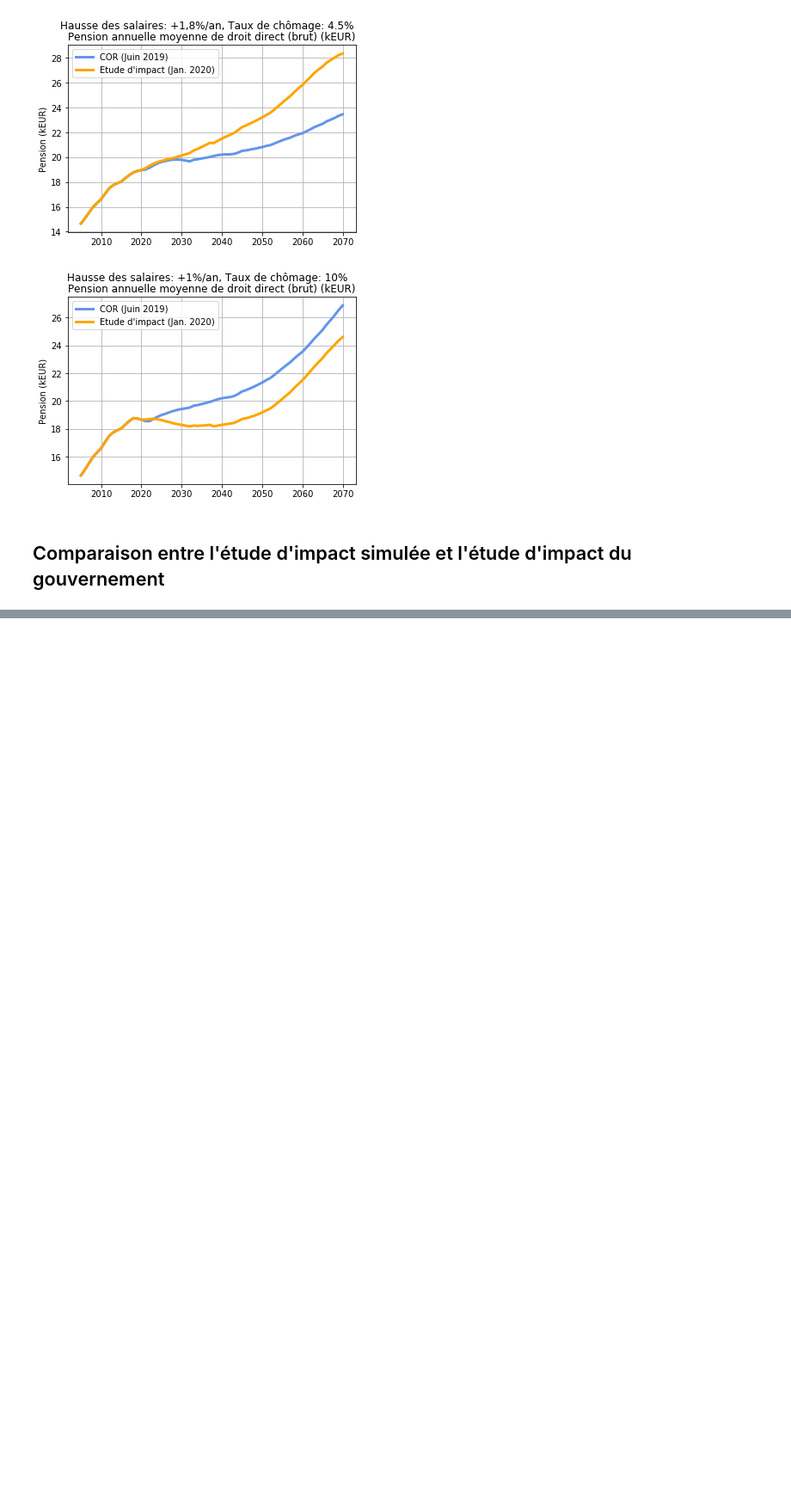
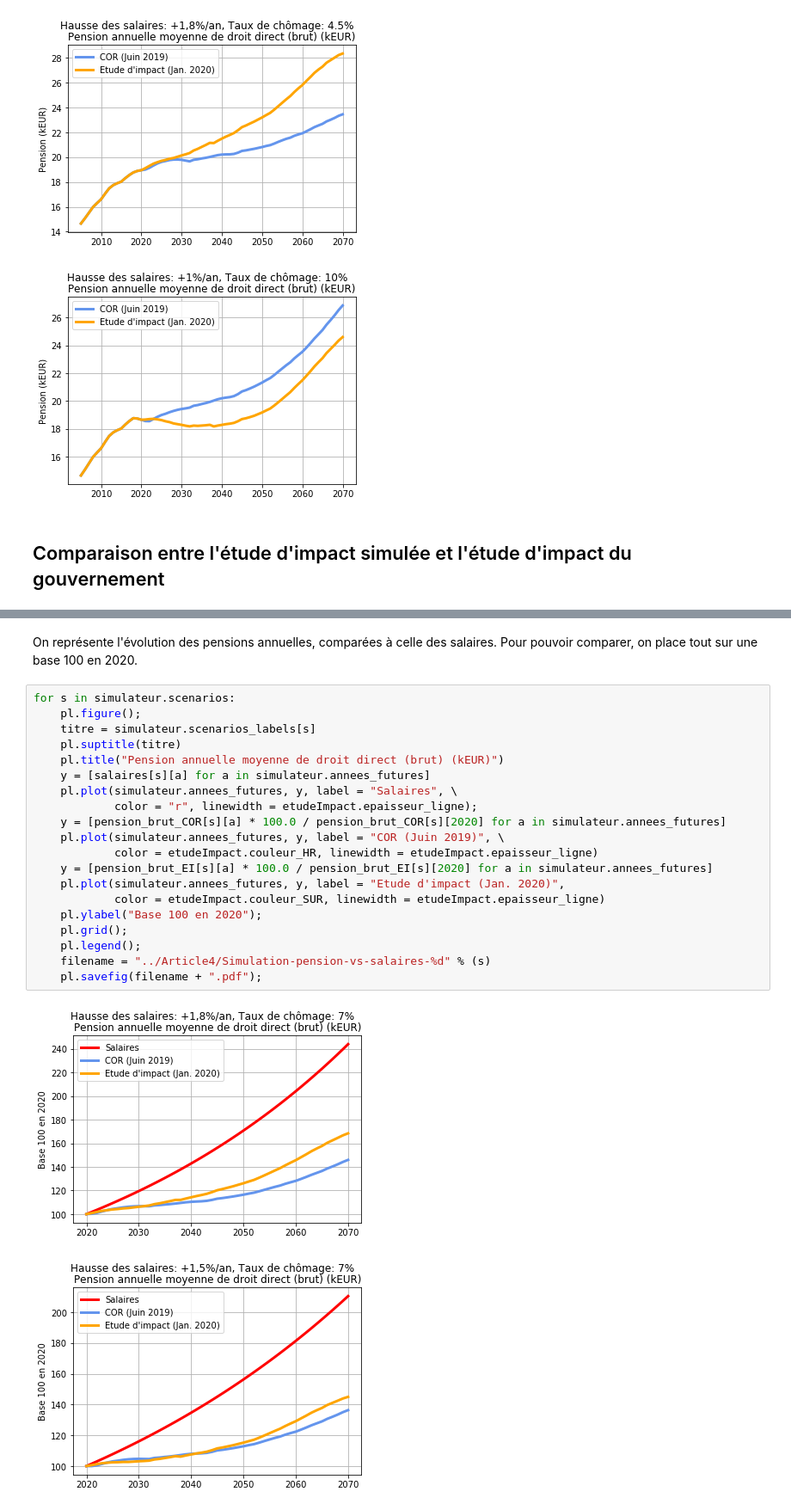
Before and after one commit to brunoscherrer/retraites, a Jupyter notebook: doc/CalculePensionAnnuelle/simulation-pension-annuelle.ipynb, the cells around one changed output, grey strips where cells are left out. Shown at 86% size. Drawn from its saved outputs; the diff is of its cells as text; blank space fills up the shorter version.

```diff
--- a/doc/CalculePensionAnnuelle/simulation-pension-annuelle.ipynb
+++ b/doc/CalculePensionAnnuelle/simulation-pension-annuelle.ipynb
@@ -214,0 +347,25 @@ C'est pourquoi on ne peut pas utiliser les données du graphique 59 pour compare
+# %% [markdown]
+On représente l'évolution des pensions annuelles, comparées à celle des salaires. Pour pouvoir comparer, on place tout sur une base 100 en 2020.
+# %%
+for s in simulateur.scenarios:
+    pl.figure();
+    titre = simulateur.scenarios_labels[s]
+    pl.suptitle(titre)
+    pl.title("Pension annuelle moyenne de droit direct (brut) (kEUR)")
+    y = [salaires[s][a] for a in simulateur.annees_futures]
+    pl.plot(simulateur.annees_futures, y, label = "Salaires", \
+            color = "r", linewidth = etudeImpact.epaisseur_ligne);
+    y = [pension_brut_COR[s][a] * 100.0 / pension_brut_COR[s][2020] for a in simulateur.annees_futures]
+    pl.plot(simulateur.annees_futures, y, label = "COR (Juin 2019)", \
+            color = etudeImpact.couleur_HR, linewidth = etudeImpact.epaisseur_ligne)
+    y = [pension_brut_EI[s][a] * 100.0 / pension_brut_EI[s][2020] for a in simulateur.annees_futures]
+    pl.plot(simulateur.annees_futures, y, label = "Etude d'impact (Jan. 2020)",
+            color = etudeImpact.couleur_SUR, linewidth = etudeImpact.epaisseur_ligne)
+    pl.ylabel("Base 100 en 2020");
+    pl.grid();
+    pl.legend();
+    filename = "../Article4/Simulation-pension-vs-salaires-%d" % (s)
+    pl.savefig(filename + ".pdf");
+# %% [output]
+[figure, added]
+[figure, added]
```
Also changed, not shown: parts of 15 cells of this notebook, 15 other files.
